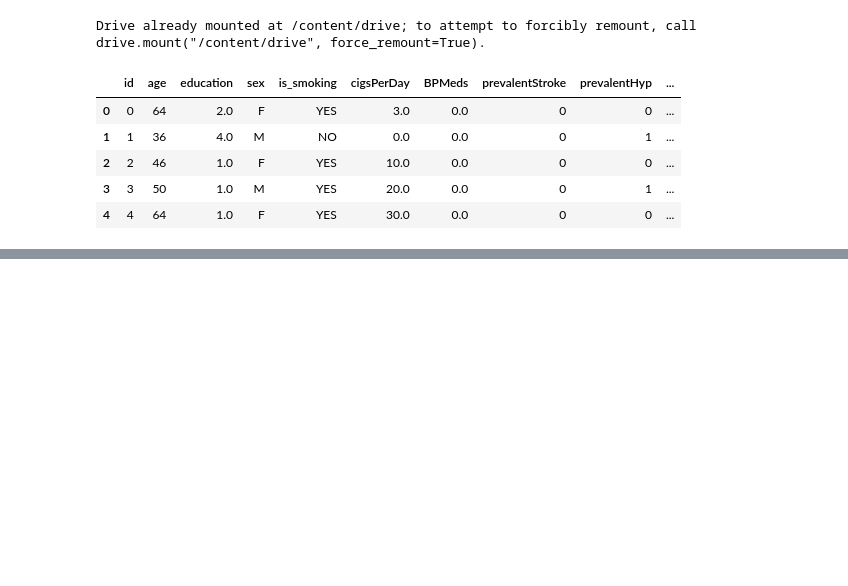
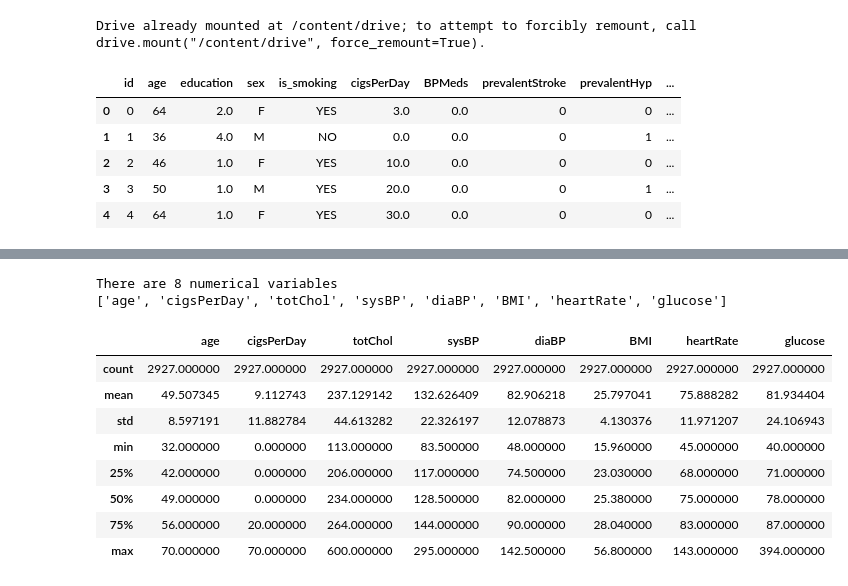
Before and after one commit to guptaprateek98/Capstone_CV_Risk_Prediction, a Jupyter notebook: Capstone_CV_Risk_Prediction.ipynb, the cells around one changed output, grey strips where cells are left out. Cells and saved outputs as stored; diff of their text form; code cells hidden in the pictures; blank space fills up the shorter version.

```diff
--- a/Capstone_CV_Risk_Prediction.ipynb
+++ b/Capstone_CV_Risk_Prediction.ipynb
@@ -89,0 +155,20 @@ dataf.describe()
+# %%
+# Numerical variables
+numerical = [var for var in dataf.columns if var not in ['sex','BPMeds','is_smoking','diabetes','prevalentStroke','prevalentHyp','TenYearCHD']]
+print('There are {} numerical variables'.format(len(numerical)))
+print(numerical)
+# %% [output]
+There are 8 numerical variables
+['age', 'cigsPerDay', 'totChol', 'sysBP', 'diaBP', 'BMI', 'heartRate', 'glucose']
+# %%
+pd.DataFrame(dataf[numerical]).describe()
+# %% [output]
+|  | age | cigsPerDay | totChol | sysBP | diaBP | BMI | heartRate | glucose |
+| count | 2927.000000 | 2927.000000 | 2927.000000 | 2927.000000 | 2927.000000 | 2927.000000 | 2927.000000 | 2927.000000 |
+| mean | 49.507345 | 9.112743 | 237.129142 | 132.626409 | 82.906218 | 25.797041 | 75.888282 | 81.934404 |
+| std | 8.597191 | 11.882784 | 44.613282 | 22.326197 | 12.078873 | 4.130376 | 11.971207 | 24.106943 |
+| min | 32.000000 | 0.000000 | 113.000000 | 83.500000 | 48.000000 | 15.960000 | 45.000000 | 40.000000 |
+| 25% | 42.000000 | 0.000000 | 206.000000 | 117.000000 | 74.500000 | 23.030000 | 68.000000 | 71.000000 |
+| 50% | 49.000000 | 0.000000 | 234.000000 | 128.500000 | 82.000000 | 25.380000 | 75.000000 | 78.000000 |
+| 75% | 56.000000 | 20.000000 | 264.000000 | 144.000000 | 90.000000 | 28.040000 | 83.000000 | 87.000000 |
+| max | 70.000000 | 70.000000 | 600.000000 | 295.000000 | 142.500000 | 56.800000 | 143.000000 | 394.000000 |
```
Also changed, not shown: parts of 19 cells of this notebook.
